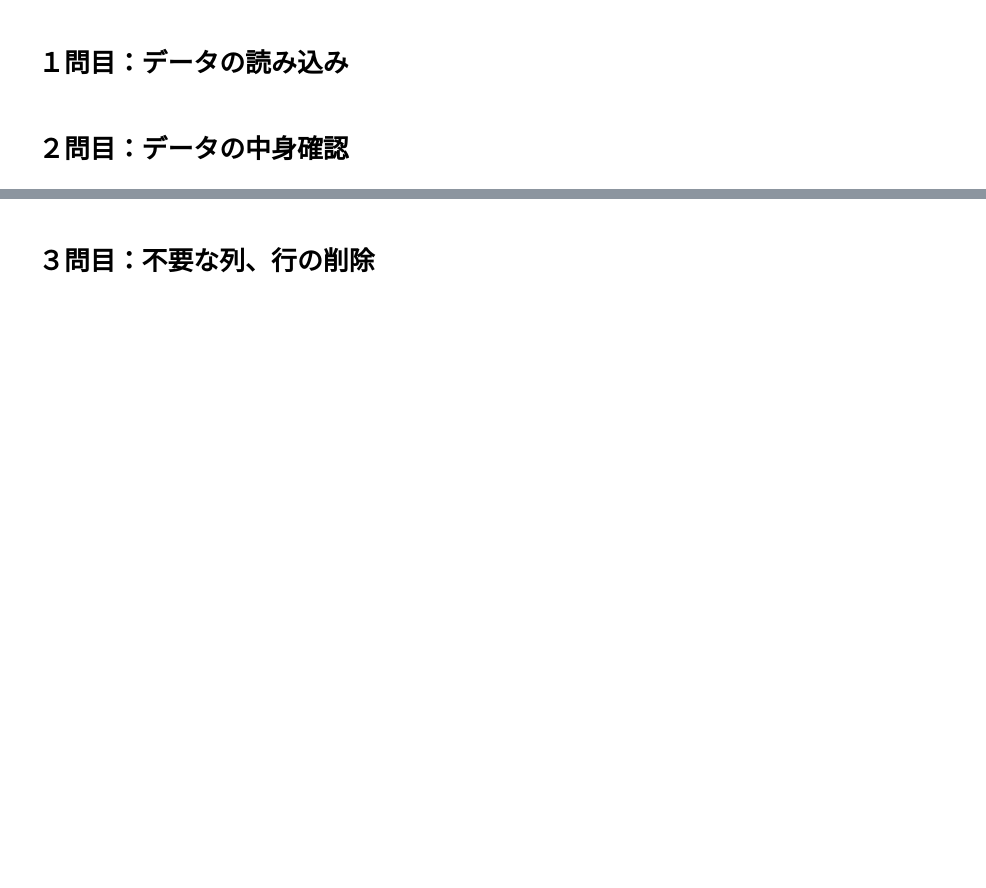
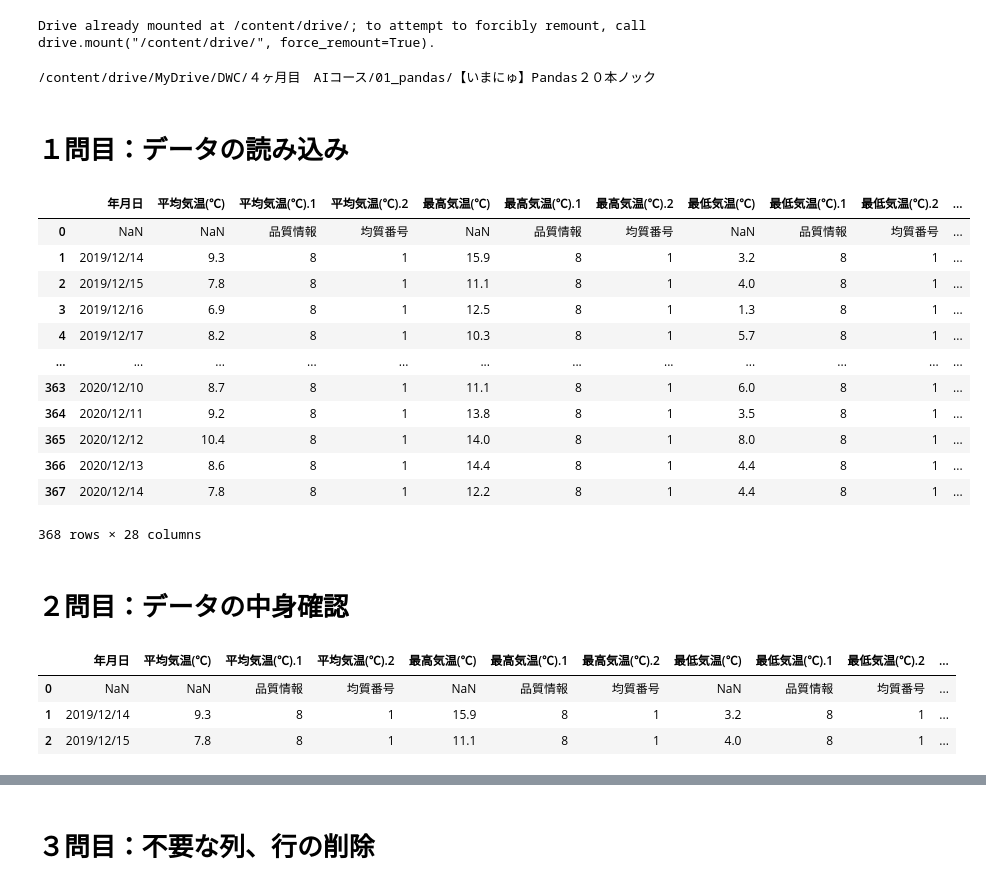
Before and after one commit to costcon/git-practice, a Jupyter notebook: Pandas２０本ノック.ipynb, the cells around one changed output, grey strips where cells are left out. Saved outputs shown, nothing was run; the diff lists cells and outputs as text; code cells hidden in the pictures; blank space fills up the shorter version.

Commit message:
Colaboratory を使用して作成しました

```diff
--- a/Pandas２０本ノック.ipynb
+++ b/Pandas２０本ノック.ipynb
@@ -1,8 +1,41 @@
 # %% [markdown]
 <a href="https://colab.research.google.com/github/costcon/git-practice/blob/main/Pandas%EF%BC%92%EF%BC%90%E6%9C%AC%E3%83%8E%E3%83%83%E3%82%AF.ipynb" target="_parent"><img src="https://colab.research.google.com/assets/colab-badge.svg" alt="Open In Colab"/></a>
+# %%
+from google.colab import drive
+drive.mount('/content/drive/')
+# %% [output]
+Drive already mounted at /content/drive/; to attempt to forcibly remount, call drive.mount("/content/drive/", force_remount=True).
+# %%
+cd "/content/drive/MyDrive/DWC/４ヶ月目　AIコース/01_pandas/【いまにゅ】Pandas２０本ノック"
+# %% [output]
+/content/drive/MyDrive/DWC/４ヶ月目　AIコース/01_pandas/【いまにゅ】Pandas２０本ノック
 # %% [markdown]
 # **１問目：データの読み込み**
 # %%
 import pandas as pd
+# %%
+df = pd.read_csv('weather.csv')
+df
+# %% [output]
+|  | 年月日 | 平均気温(℃) | 平均気温(℃).1 | 平均気温(℃).2 | 最高気温(℃) | 最高気温(℃).1 | 最高気温(℃).2 | 最低気温(℃) | 最低気温(℃).1 | 最低気温(℃).2 | ... |
+| 0 | NaN | NaN | 品質情報 | 均質番号 | NaN | 品質情報 | 均質番号 | NaN | 品質情報 | 均質番号 | ... |
+| 1 | 2019/12/14 | 9.3 | 8 | 1 | 15.9 | 8 | 1 | 3.2 | 8 | 1 | ... |
+| 2 | 2019/12/15 | 7.8 | 8 | 1 | 11.1 | 8 | 1 | 4.0 | 8 | 1 | ... |
+| 3 | 2019/12/16 | 6.9 | 8 | 1 | 12.5 | 8 | 1 | 1.3 | 8 | 1 | ... |
+| 4 | 2019/12/17 | 8.2 | 8 | 1 | 10.3 | 8 | 1 | 5.7 | 8 | 1 | ... |
+| ... | ... | ... | ... | ... | ... | ... | ... | ... | ... | ... | ... |
+| 363 | 2020/12/10 | 8.7 | 8 | 1 | 11.1 | 8 | 1 | 6.0 | 8 | 1 | ... |
+| 364 | 2020/12/11 | 9.2 | 8 | 1 | 13.8 | 8 | 1 | 3.5 | 8 | 1 | ... |
+| 365 | 2020/12/12 | 10.4 | 8 | 1 | 14.0 | 8 | 1 | 8.0 | 8 | 1 | ... |
+| 366 | 2020/12/13 | 8.6 | 8 | 1 | 14.4 | 8 | 1 | 4.4 | 8 | 1 | ... |
+| 367 | 2020/12/14 | 7.8 | 8 | 1 | 12.2 | 8 | 1 | 4.4 | 8 | 1 | ... |
+368 rows × 28 columns
 # %% [markdown]
 # **２問目：データの中身確認**
+# %%
+df.head(3)
+# %% [output]
+|  | 年月日 | 平均気温(℃) | 平均気温(℃).1 | 平均気温(℃).2 | 最高気温(℃) | 最高気温(℃).1 | 最高気温(℃).2 | 最低気温(℃) | 最低気温(℃).1 | 最低気温(℃).2 | ... |
+| 0 | NaN | NaN | 品質情報 | 均質番号 | NaN | 品質情報 | 均質番号 | NaN | 品質情報 | 均質番号 | ... |
+| 1 | 2019/12/14 | 9.3 | 8 | 1 | 15.9 | 8 | 1 | 3.2 | 8 | 1 | ... |
+| 2 | 2019/12/15 | 7.8 | 8 | 1 | 11.1 | 8 | 1 | 4.0 | 8 | 1 | ... |
```
Also changed, not shown: parts of 68 cells of this notebook.
